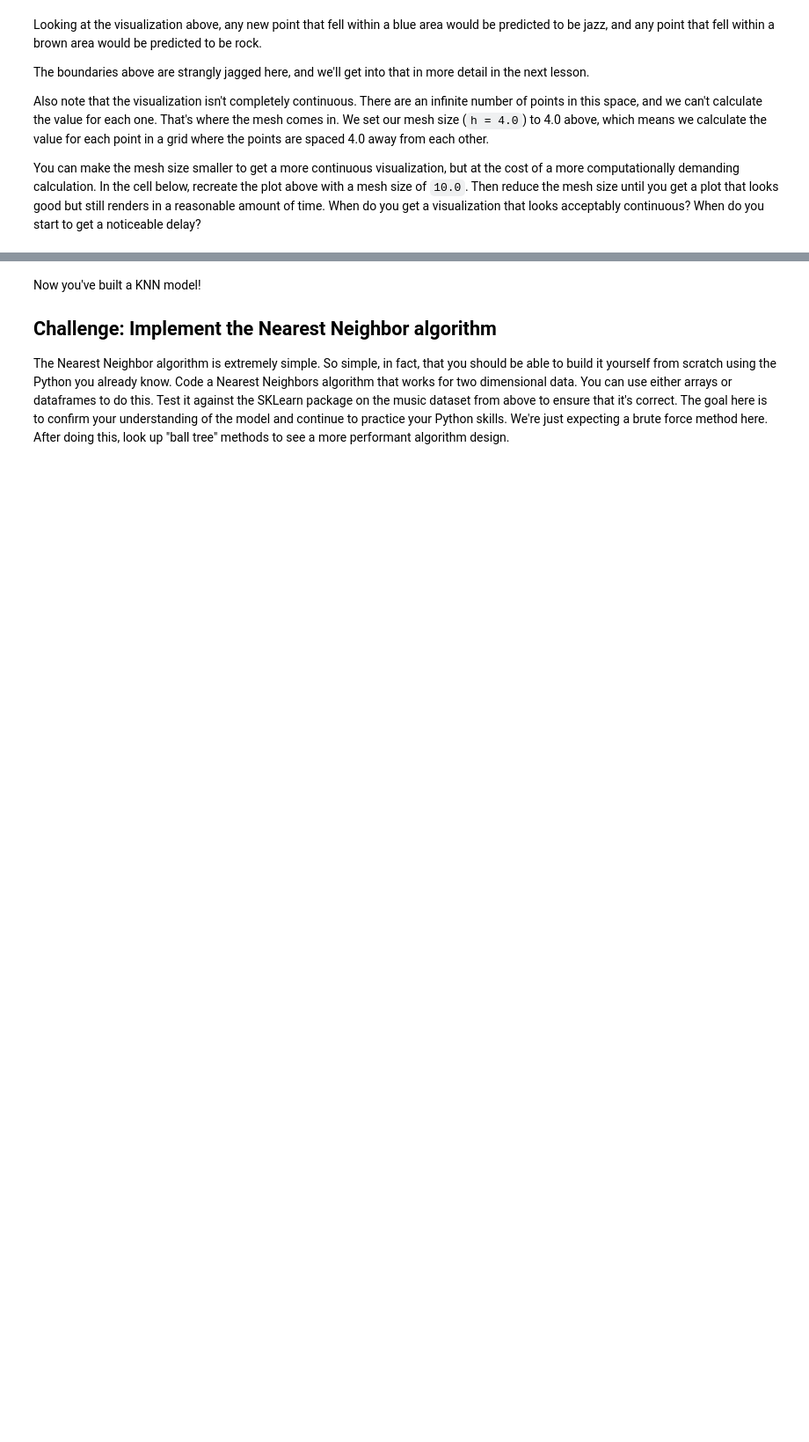
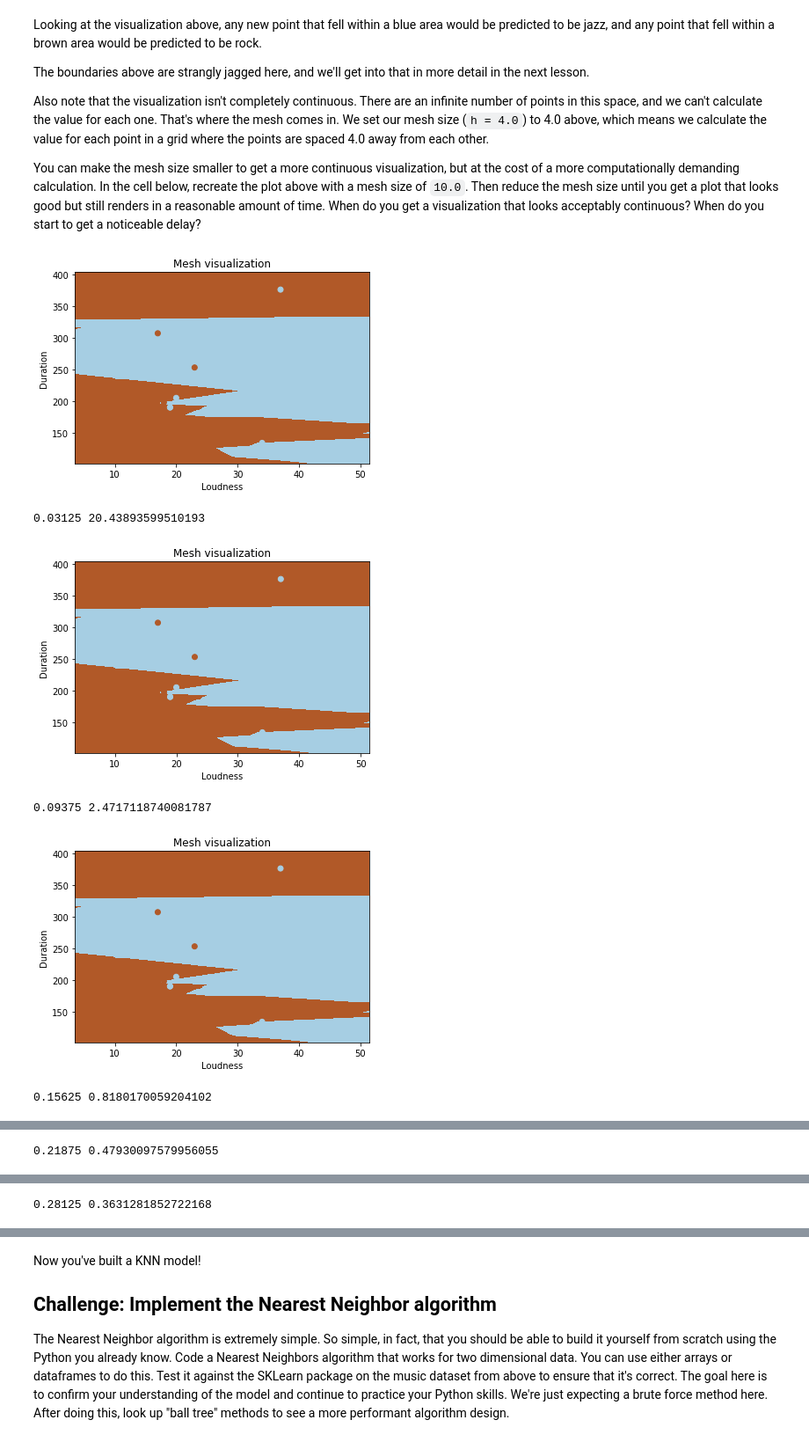
Before and after one commit to jordanplanders/Thinkful, a Jupyter notebook: Bootcamp/Unit 3/Project 3-1-1.ipynb, the cells around one changed output, grey strips where cells are left out. Shown at 88% size. Saved outputs shown, nothing was run; the diff lists cells and outputs as text; code cells hidden in the pictures; blank space fills up the shorter version.

```diff
--- a/Bootcamp/Unit 3/Project 3-1-1.ipynb
+++ b/Bootcamp/Unit 3/Project 3-1-1.ipynb
@@ -154,0 +155,17 @@ You can make the mesh size smaller to get a more continuous visualization, but a
+# %%
+# Play with different mesh sizes here.
+import time
+
+for ik in range(1,10,2):
+    time_start = time.time()
+    plot_mesh(ik/32, X, Y)
+    time_stop = time.time()
+    elapsed = time_stop-time_start
+    print(ik/32, elapsed)
+# %% [output]
+[figure, added]
+0.03125 20.43893599510193
+[figure, added]
+0.09375 2.4717118740081787
+[figure, added]
+0.15625 0.8180170059204102
@@ -154,0 +173 @@ You can make the mesh size smaller to get a more continuous visualization, but a
+0.21875 0.47930097579956055
@@ -154,0 +175 @@ You can make the mesh size smaller to get a more continuous visualization, but a
+0.28125 0.3631281852722168
```
Also changed, not shown: parts of 9 cells of this notebook.
